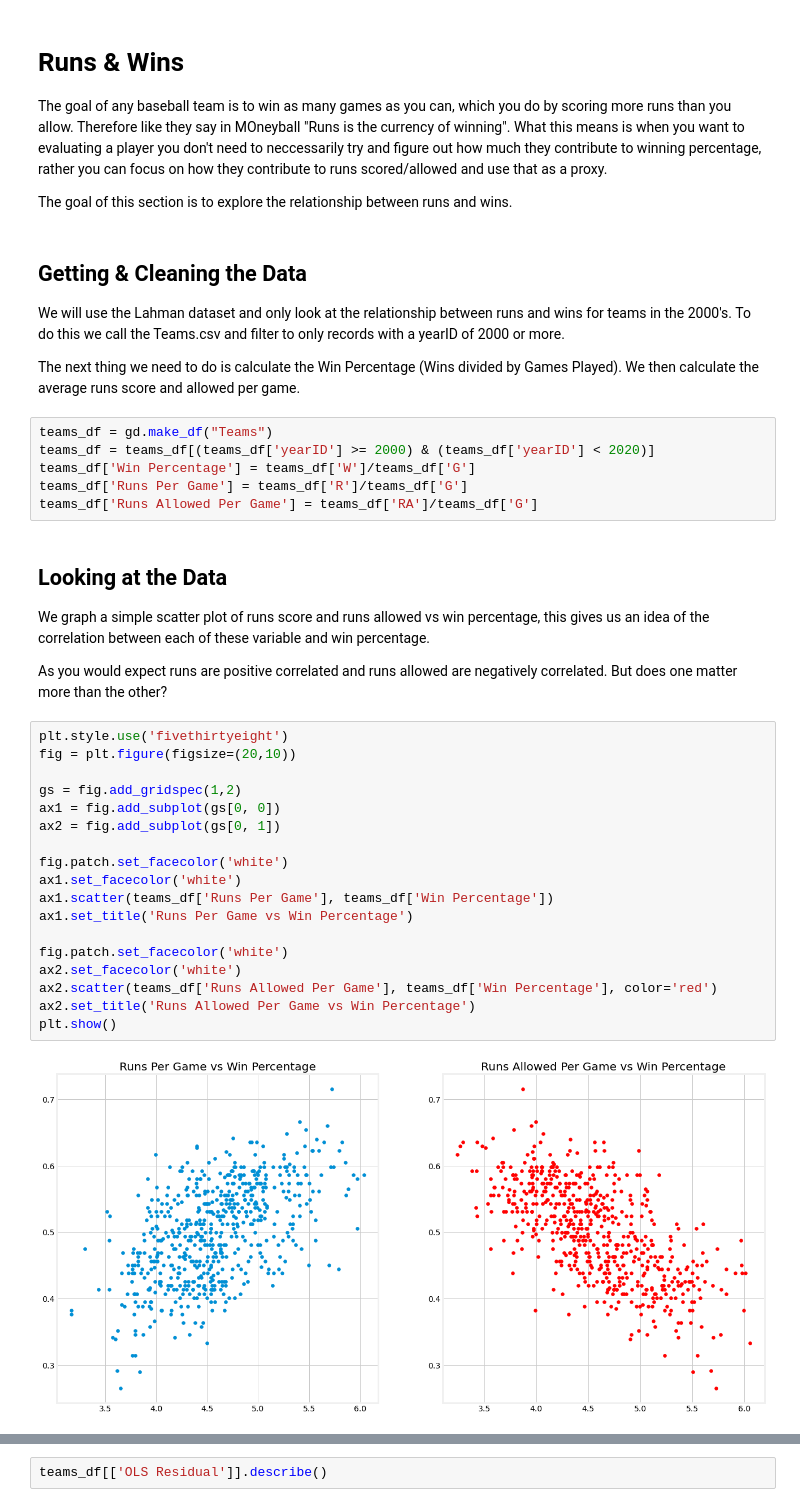
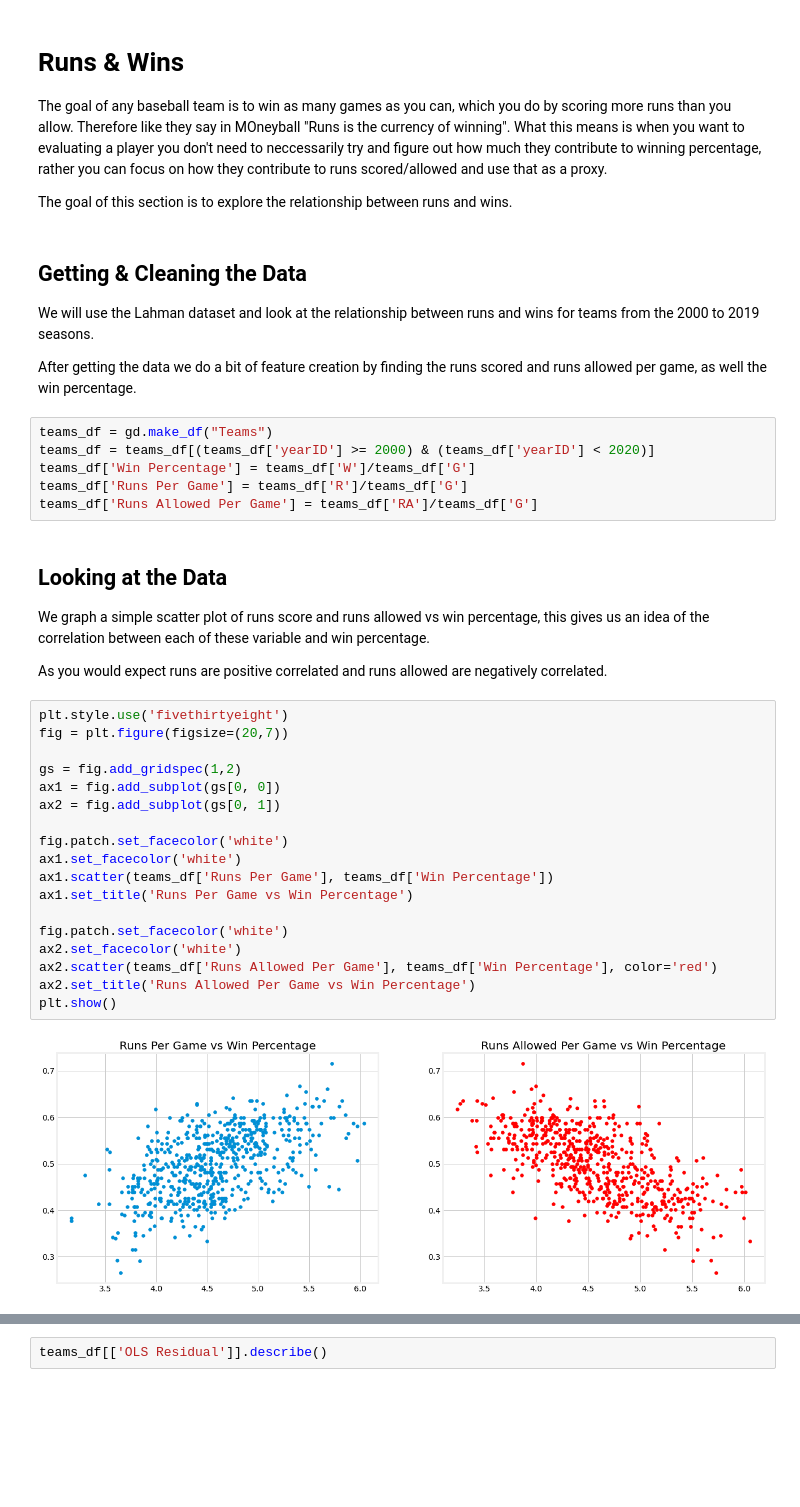
Before and after one commit to mattstonkus/Analyzing_Baseball_Data_Python, a Jupyter notebook: Runs and Wins.ipynb, the cells around one changed output, grey strips where cells are left out. Cells and saved outputs as stored; diff of their text form; blank space fills up the shorter version.

```diff
--- a/Runs and Wins.ipynb
+++ b/Runs and Wins.ipynb
@@ -23,9 +23,9 @@ The goal of this section is to explore the relationship between runs and wins.
 # %% [markdown]
 ## Getting & Cleaning the Data
 
-We will use the Lahman dataset and only look at the relationship between runs and wins for teams in the 2000's. To do this we call the Teams.csv and filter to only records with a yearID of 2000 or more.
+We will use the Lahman dataset and look at the relationship between runs and wins for teams from the 2000 to 2019 seasons.
 
-The next thing we need to do is calculate the Win Percentage (Wins divided by Games Played). We then calculate the average runs score and allowed per game.
+After getting the data we do a bit of feature creation by finding the runs scored and runs allowed per game, as well the win percentage.
 # %%
 teams_df = gd.make_df("Teams")
 teams_df = teams_df[(teams_df['yearID'] >= 2000) & (teams_df['yearID'] < 2020)]
@@ -37,27 +37,27 @@ teams_df['Runs Allowed Per Game'] = teams_df['RA']/teams_df['G']
 
 We graph a simple scatter plot of runs score and runs allowed vs win percentage, this gives us an idea of the correlation between each of these variable and win percentage.
 
-As you would expect runs are positive correlated and runs allowed are negatively correlated. But does one matter more than the other?
+As you would expect runs are positive correlated and runs allowed are negatively correlated.
 # %%
 plt.style.use('fivethirtyeight')
-fig = plt.figure(figsize=(20,10))
+fig = plt.figure(figsize=(20,7))
 
 gs = fig.add_gridspec(1,2)
 ax1 = fig.add_subplot(gs[0, 0])
 ax2 = fig.add_subplot(gs[0, 1])
 
 fig.patch.set_facecolor('white')
 ax1.set_facecolor('white')
 ax1.scatter(teams_df['Runs Per Game'], teams_df['Win Percentage'])
 ax1.set_title('Runs Per Game vs Win Percentage')
 
 fig.patch.set_facecolor('white')
 ax2.set_facecolor('white')
 ax2.scatter(teams_df['Runs Allowed Per Game'], teams_df['Win Percentage'], color='red')
 ax2.set_title('Runs Allowed Per Game vs Win Percentage')
 plt.show()
 # %% [output]
-[figure, old version]
+[figure, new version]
 # %% [markdown]
 ## First Method: OLS
 
```
Also changed, not shown: parts of 32 cells of this notebook, 1 other file.
